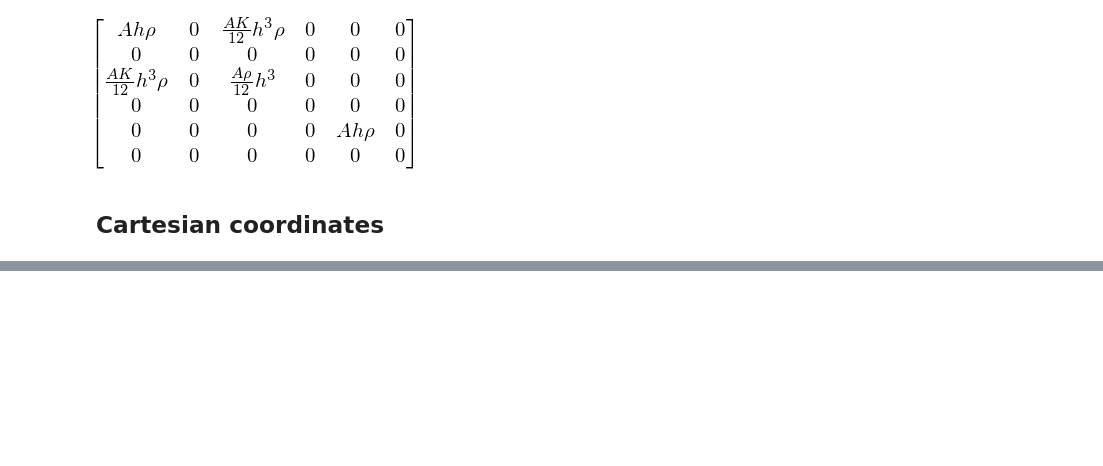
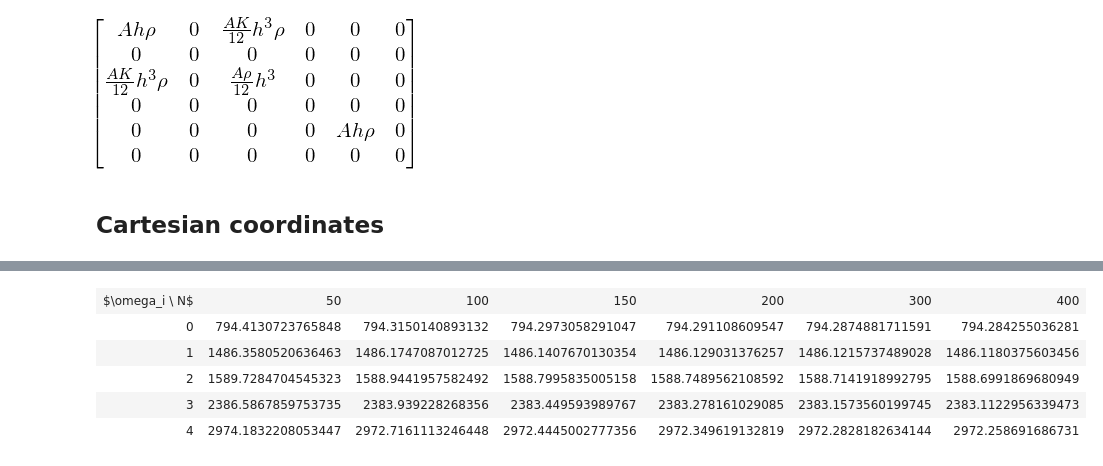
Before and after one commit to tarashor/vibrations, a Jupyter notebook: py/notebooks/LinearSolShellsFEM.ipynb, the cells around one changed output, grey strips where cells are left out. Saved outputs shown, nothing was run; the diff lists cells and outputs as text; code cells hidden in the pictures; blank space fills up the shorter version.

```diff
--- a/py/notebooks/LinearSolShellsFEM.ipynb
+++ b/py/notebooks/LinearSolShellsFEM.ipynb
@@ -243,0 +244,50 @@ for i in range(to_print):
+# %%
+values_N_width = [50, 100, 150, 200, 300, 400]
+
+width = 2
+curvature = 0.000001
+thickness = 0.05
+
+corrugation_amplitude = 0
+corrugation_frequency = 0
+
+geometry = g.General(width, curvature, corrugation_amplitude, corrugation_frequency)
+
+results_all_n = {}
+
+for n in values_N_width:
+    lam, vec, mesh, geometry = solve(geometry, thickness, False, n)
+
+    results = s.convert_to_results(lam, vec, mesh, geometry)
+
+    results_all_n[n]=results
+# %%
+from jupyter_utils import ListTable
+
+table = ListTable()
+header = ['$\omega_i \\ N$']
+
+for n in values_N_width:
+    header.append(n)
+
+table.append(header)
+
+to_print = 5
+for i in range(to_print):
+    row = [i]
+    for n in values_N_width:
+        results = results_all_n[n]
+        wi = results[i].rad_per_sec_to_Hz(results[i].freq)
+        row.append(wi)
+
+    table.append(row)
+
+
+table
+# %% [output]
+| $\omega_i \ N$ | 50 | 100 | 150 | 200 | 300 | 400 |
+| 0 | 794.4130723765848 | 794.3150140893132 | 794.2973058291047 | 794.291108609547 | 794.2874881711591 | 794.284255036281 |
+| 1 | 1486.3580520636463 | 1486.1747087012725 | 1486.1407670130354 | 1486.129031376257 | 1486.1215737489028 | 1486.1180375603456 |
+| 2 | 1589.7284704545323 | 1588.9441957582492 | 1588.7995835005158 | 1588.7489562108592 | 1588.7141918992795 | 1588.6991869680949 |
+| 3 | 2386.5867859753735 | 2383.939228268356 | 2383.449593989767 | 2383.278161029085 | 2383.1573560199745 | 2383.1122956339473 |
+| 4 | 2974.1832208053447 | 2972.7161113246448 | 2972.4445002777356 | 2972.349619132819 | 2972.2828182634144 | 2972.258691686731 |
```
Also changed, not shown: parts of 1 cell of this notebook, 2 other files.
